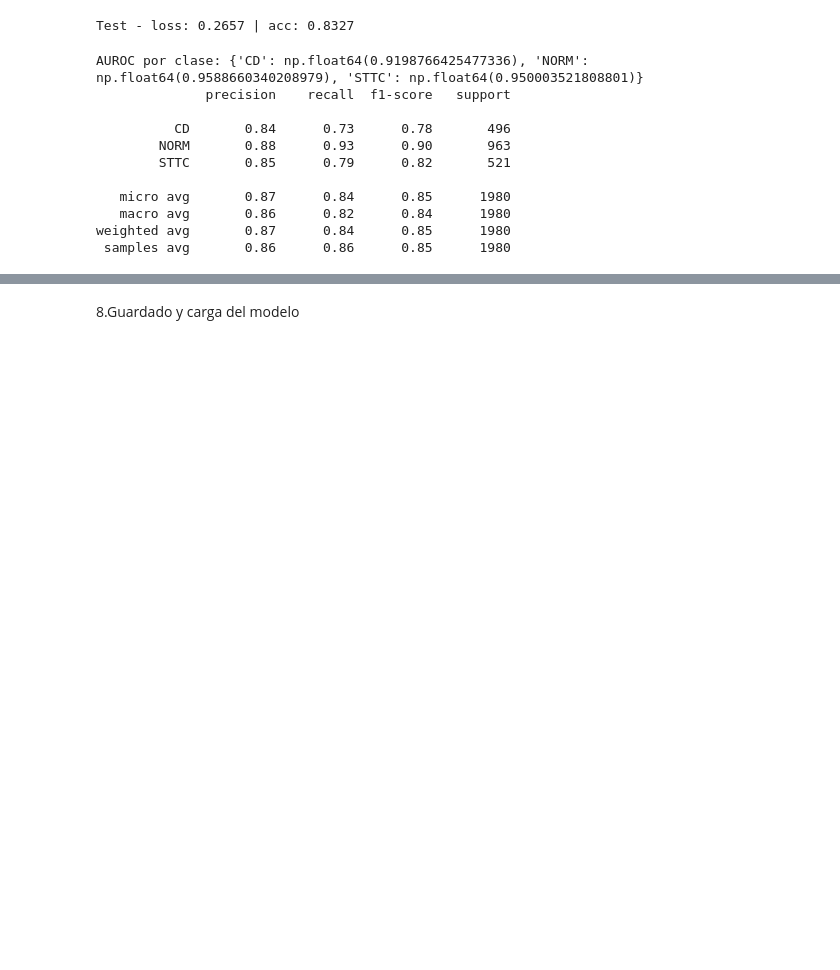
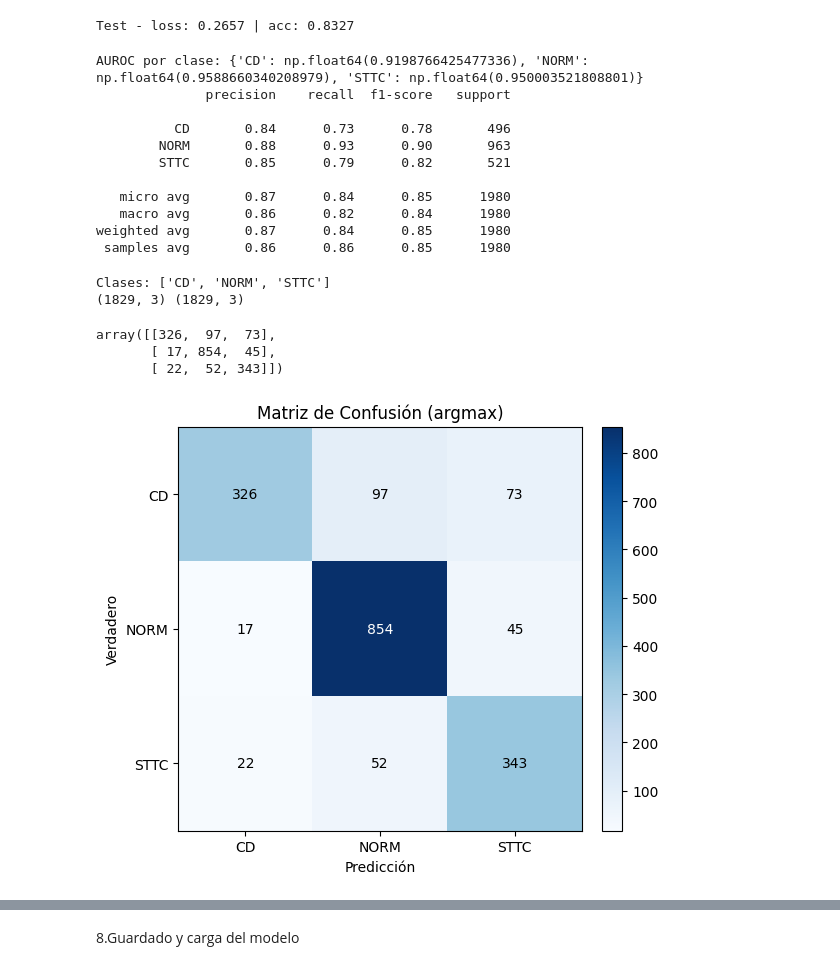
Before and after one commit to Luis-Fernadez-Cardenas/PROYECTO-IA, a Jupyter notebook: notebooks/01_visualizacion.ipynb, the cells around one changed output, grey strips where cells are left out. Drawn from its saved outputs; the diff is of its cells as text; code cells hidden in the pictures; blank space fills up the shorter version.

```diff
--- a/notebooks/01_visualizacion.ipynb
+++ b/notebooks/01_visualizacion.ipynb
@@ -324,3 +324,70 @@ AUROC por clase: {'CD': np.float64(0.9198766425477336), 'NORM': np.float64(0.958
    macro avg       0.86      0.82      0.84      1980
 weighted avg       0.87      0.84      0.85      1980
  samples avg       0.86      0.86      0.85      1980
+# %%
+import numpy as np
+import pandas as pd
+from ast import literal_eval
+
+# Asegura que test_gen existe
+# test_gen = ECGDataGenerator('../data/processed/test', batch_size=32, shuffle=False)
+
+# Nombres de clases (en el mismo orden que usa el generador)
+lbl_val = pd.read_csv('../data/processed/val/labels.csv')
+clases = sorted({c for labs in lbl_val['labels'] for c in literal_eval(labs)})
+print("Clases:", clases)
+
+# Recolectar y_true / y_pred del conjunto de prueba
+y_true, y_pred = [], []
+for i in range(len(test_gen)):
+    Xb, yb = test_gen[i]
+    pb = model.predict(Xb, verbose=0)
+    y_true.append(yb)
+    y_pred.append(pb)
+
+y_true = np.vstack(y_true)   # shape: (N, n_classes) -> one-hot multi-label
+y_pred = np.vstack(y_pred)   # shape: (N, n_classes) -> probabilidades [0..1]
+print(y_true.shape, y_pred.shape)
+# %% [output]
+Clases: ['CD', 'NORM', 'STTC']
+(1829, 3) (1829, 3)
+# %%
+# matris de confucion
+from sklearn.metrics import confusion_matrix, classification_report
+import matplotlib.pyplot as plt
+
+# Etiquetas verdaderas y predichas como clase única (argmax)
+y_true_argmax = y_true.argmax(axis=1)
+y_pred_argmax = y_pred.argmax(axis=1)
+
+# Matriz de confusión
+cm = confusion_matrix(y_true_argmax, y_pred_argmax, labels=range(len(clases)))
+cm
+# %% [output]
+array([[326,  97,  73],
+       [ 17, 854,  45],
+       [ 22,  52, 343]])
+# %%
+fig, ax = plt.subplots(figsize=(6,5))
+im = ax.imshow(cm, cmap='Blues')
+
+# Ticks y labels
+ax.set_xticks(range(len(clases)))
+ax.set_yticks(range(len(clases)))
+ax.set_xticklabels(clases)
+ax.set_yticklabels(clases)
+ax.set_xlabel('Predicción')
+ax.set_ylabel('Verdadero')
+ax.set_title('Matriz de Confusión (argmax)')
+
+# Números sobre cada celda
+for i in range(cm.shape[0]):
+    for j in range(cm.shape[1]):
+        ax.text(j, i, cm[i, j], ha='center', va='center',
+                color='white' if cm[i, j] > cm.max()*0.6 else 'black')
+
+plt.colorbar(im, ax=ax, fraction=0.046, pad=0.04)
+plt.tight_layout()
+plt.show()
+# %% [output]
+[figure, added]
```
Also changed, not shown: parts of 3 cells of this notebook.
